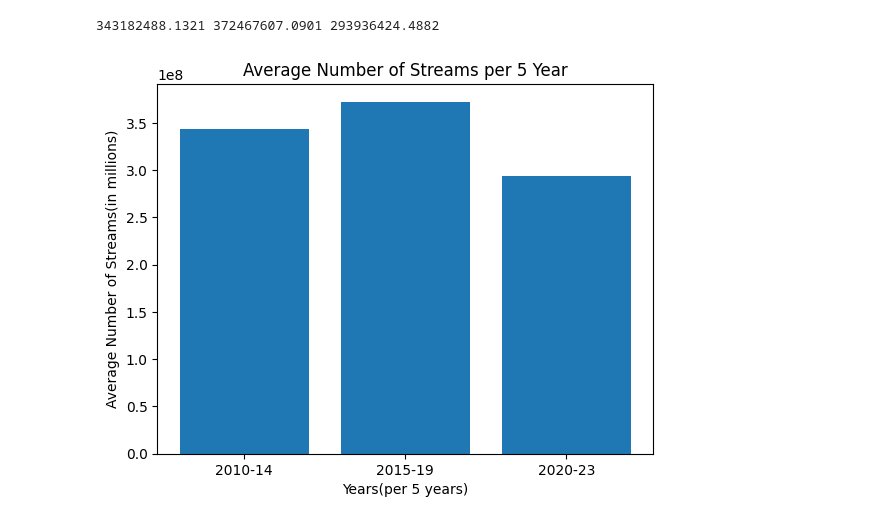
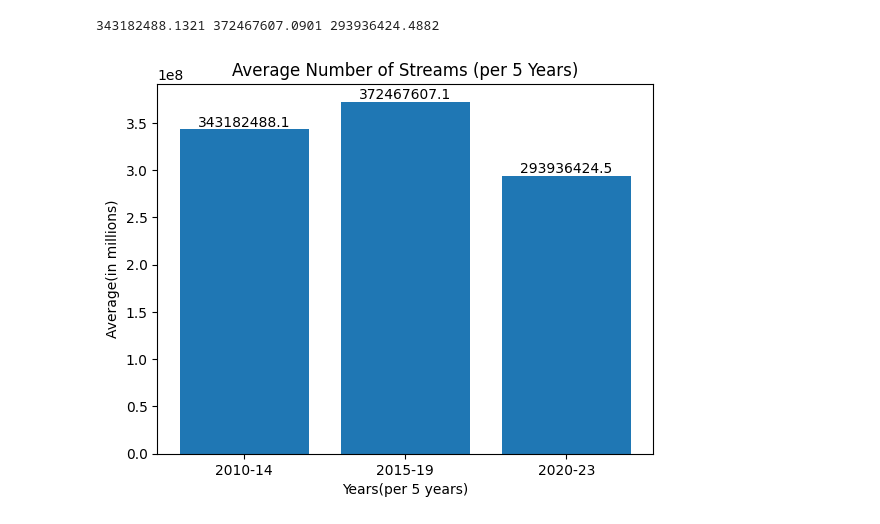
Before and after one commit to JTenaSan/CS3120_EDA_Jesus-Tena, a Jupyter notebook: Spotify_EDA_Jesus_Tena.ipynb, the cells around one changed output. Saved outputs shown, nothing was run; the diff lists cells and outputs as text; code cells hidden in the pictures.

```diff
--- a/Spotify_EDA_Jesus_Tena.ipynb
+++ b/Spotify_EDA_Jesus_Tena.ipynb
@@ -124,3 +115,14 @@ dif_2020_2023 = year_2020_2023['Streams'].max() - year_2020_2023['Streams'].min(
 print(dif_2010_2014, dif_2015_2019, dif_2020_2023)
 # %% [output]
 2972612233 3873273984 4287648266
+# %%
+total_dif_max_min = [dif_2010_2014, dif_2015_2019, dif_2020_2023]
+categories = ['2010-14', '2015-19', '2020-23']
+bars = plt.bar(categories, total_dif_max_min)
+plt.xlabel('Years(per 5 years)')
+plt.ylabel('Difference bet Max and Min(in millions)')
+plt.title('Difference Number of Streams (per 5 Years) Between Most Popular Song and "Least"')
+for bar in bars:
+    height = bar.get_height()  # Get the height (value) of the bar
+    plt.text(bar.get_x() + bar.get_width() / 2, height, f'{height:.1f}',
+             ha='center', va='bottom')  # Position text at the top of the bar
@@ -136,3 +140,15 @@ dif_max_tenth_2020_2023 = year_2020_2023['Streams'].max() - tenth_largest_value_
 print(dif_max_tenth_2010_2014, dif_max_tenth_2015_2019, dif_max_tenth_2020_2023)
 # %% [output]
 722743386 1029973709 2338240364
+# %%
+total_dif_bet_max_tenth = [dif_max_tenth_2010_2014, dif_max_tenth_2015_2019, dif_max_tenth_2020_2023]
+categories = ['2010-14', '2015-19', '2020-23']
+bars = plt.bar(categories, total_dif_bet_max_tenth)
+for bar in bars:
+    height = bar.get_height()  # Get the height (value) of the bar
+    plt.text(bar.get_x() + bar.get_width() / 2, height, f'{height:.1f}',
+             ha='center', va='bottom')  # Position text at the top of the bar
+plt.xlabel('Years(per 5 years)')
+plt.ylabel('Difference(in millions)')
+plt.title('Difference in Number of Streams (per 5 Years) Between Most Popular Song and the Tenth')
+plt.show()
@@ -151,10 +169,14 @@ print(mean_2010_2014, mean_2015_2019, mean_2020_2023)
 # %%
 total_means = [mean_2010_2014, mean_2015_2019, mean_2020_2023]
 categories = ['2010-14', '2015-19', '2020-23']
-plt.bar(categories, total_means)
+bars = plt.bar(categories, total_means)
+for bar in bars:
+    height = bar.get_height()  # Get the height (value) of the bar
+    plt.text(bar.get_x() + bar.get_width() / 2, height, f'{height:.1f}',
+             ha='center', va='bottom')  # Position text at the top of the bar
 plt.xlabel('Years(per 5 years)')
-plt.ylabel('Average Number of Streams(in millions)')
-plt.title('Average Number of Streams per 5 Year')
+plt.ylabel('Average(in millions)')
+plt.title('Average Number of Streams (per 5 Years)')
 plt.show()
 # %% [output]
-[figure, old version]
+[figure, new version]
```
Also changed, not shown: parts of 7 cells of this notebook.
